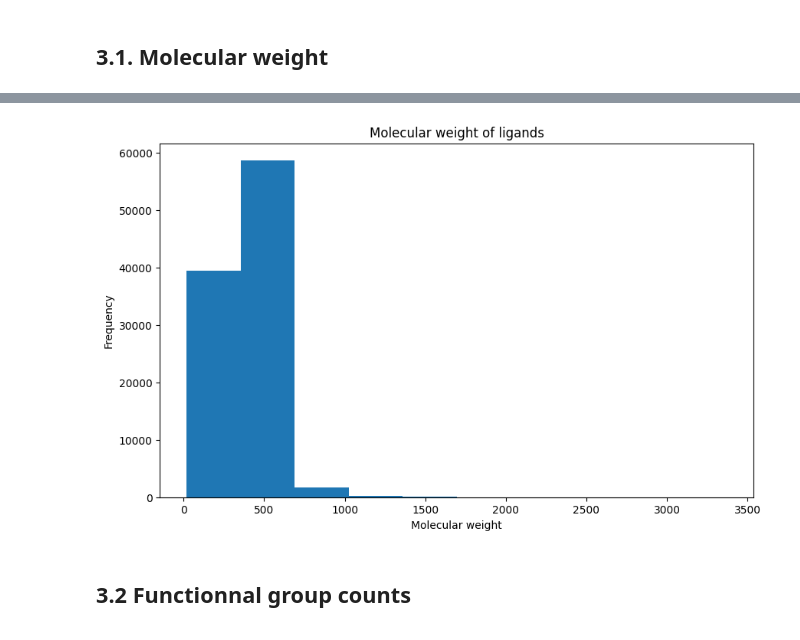
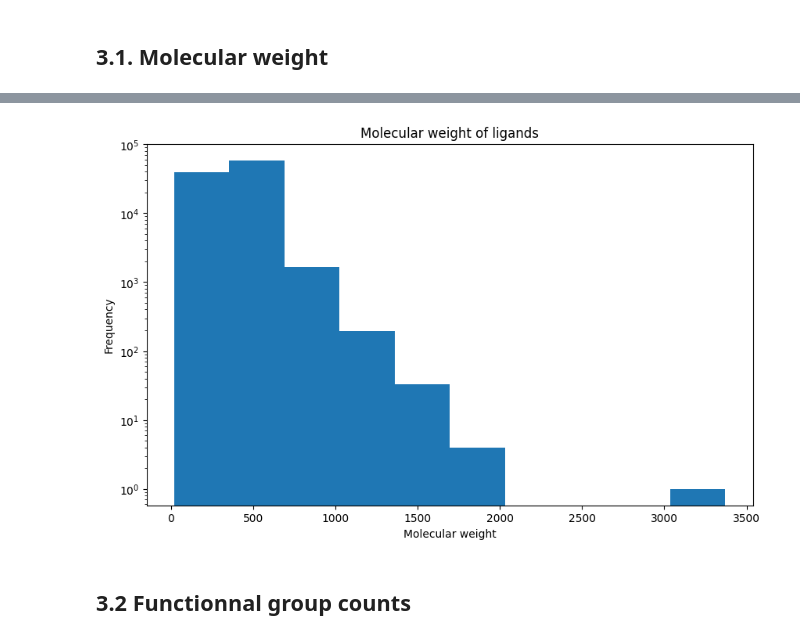
Before and after one commit to epfl-ada/ada-2024-project-laambada, a Jupyter notebook: ligands_chemical_characterisation.ipynb, the cells around one changed output, grey strips where cells are left out. Cells and saved outputs as stored; diff of their text form; code cells hidden in the pictures.

```diff
--- a/ligands_chemical_characterisation.ipynb
+++ b/ligands_chemical_characterisation.ipynb
@@ -146,16 +151,17 @@ Estimation for the full dataset: 5 minutes
 # %%
 import matplotlib.pyplot as plt
 import pandas as pd
-molecular_weights = pd.Series(molecular_weights)
+df_subset['Ligand MW'] = molecular_weights
+#molecular_weights = pd.Series(molecular_weights)
 
 plt.figure(figsize=(10, 6))
-molecular_weights.plot(kind = 'hist')
+df_subset['Ligand MW'].plot(kind = 'hist', logy=True)
 plt.xlabel('Molecular weight')
 plt.ylabel('Frequency')
 plt.title('Molecular weight of ligands')
 plt.show()
 # %% [output]
-[figure, old version]
+[figure, new version]
 # %% [markdown]
 ## 3.2 Functionnal group counts
 # %%
```
Also changed, not shown: parts of 10 cells of this notebook.
